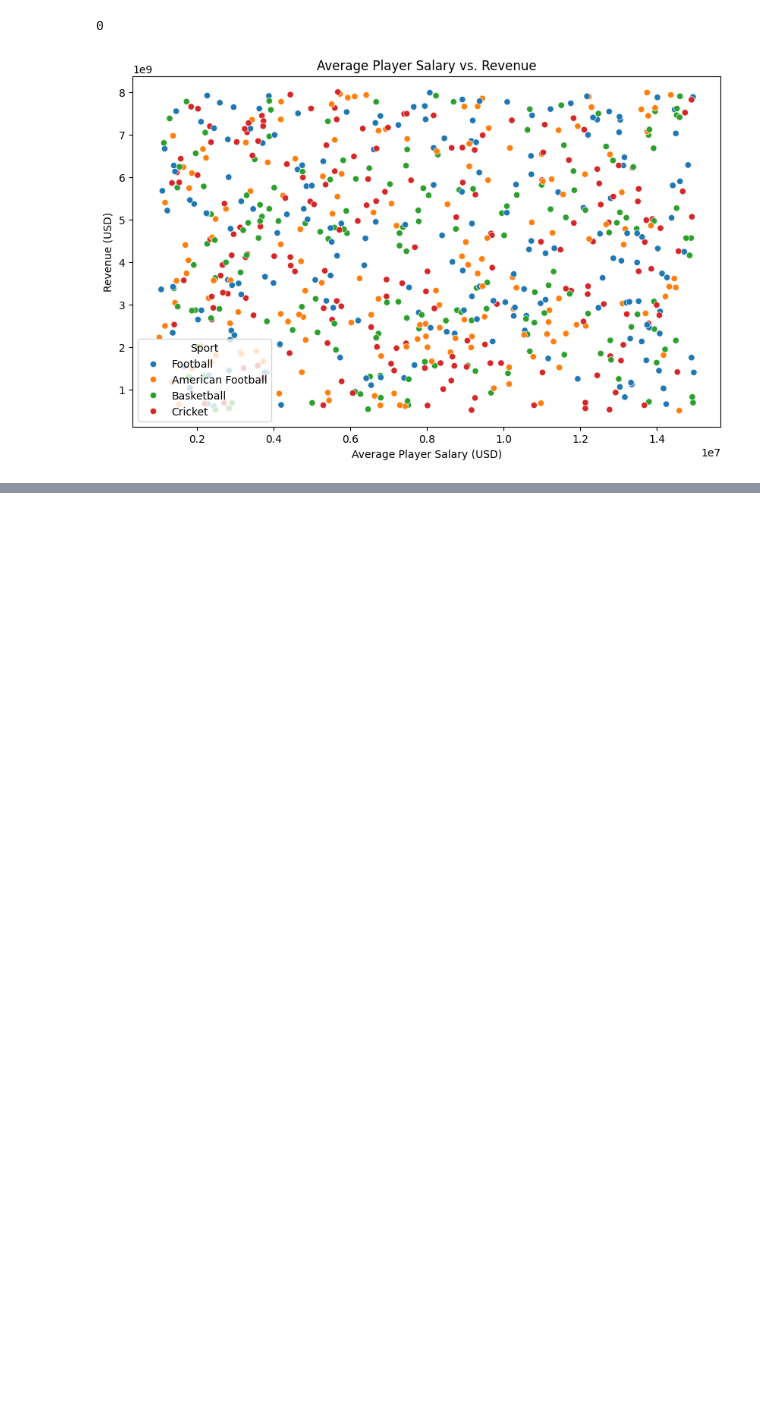
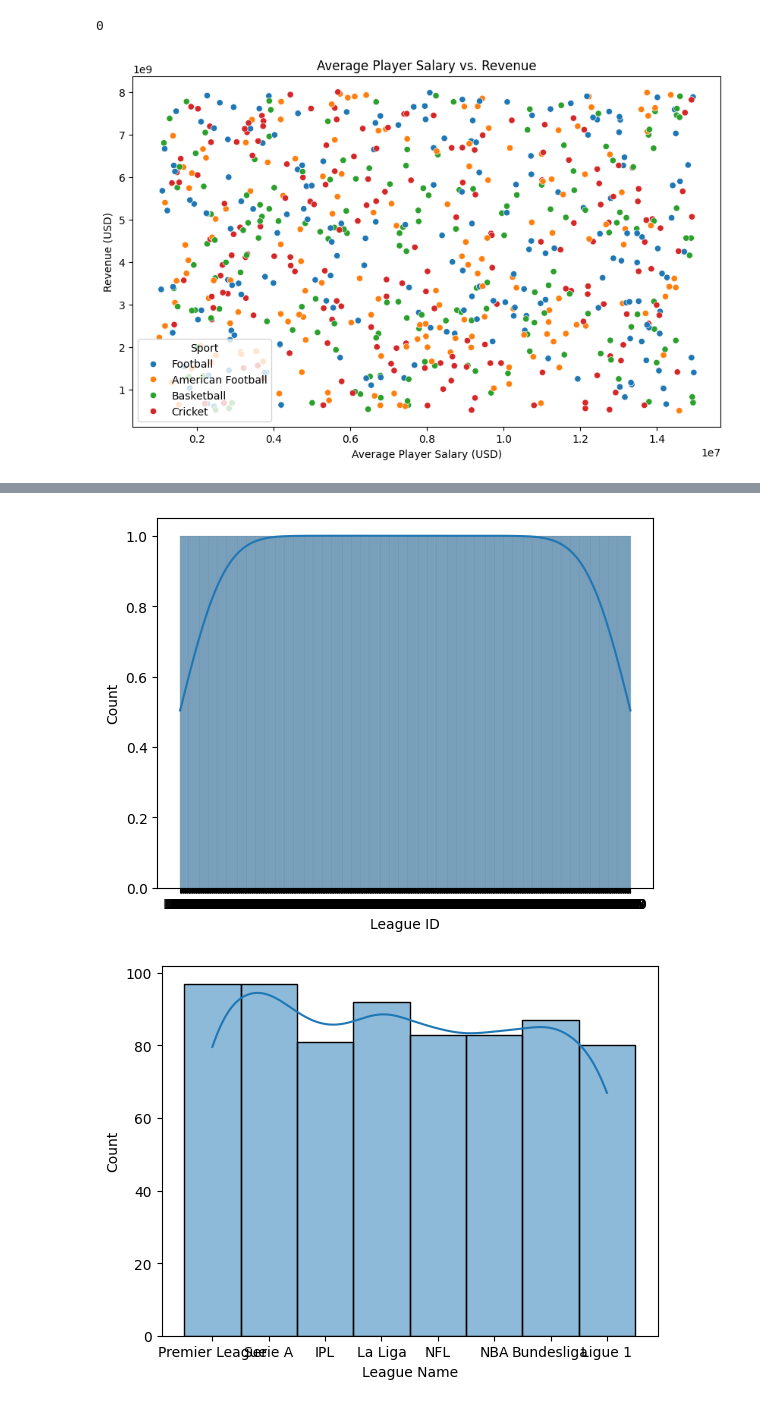
Before and after one commit to hasanenesguray/Data_Visualisation, a Jupyter notebook: World's Richest Sports Leagues Dataset/World's Richest Sports Leagues Dataset.ipynb, the cells around one changed output, grey strips where cells are left out. Cells and saved outputs as stored; diff of their text form; code cells hidden in the pictures; blank space fills up the shorter version.

```diff
--- a/World's Richest Sports Leagues Dataset/World's Richest Sports Leagues Dataset.ipynb
+++ b/World's Richest Sports Leagues Dataset/World's Richest Sports Leagues Dataset.ipynb
@@ -116,0 +135,7 @@ plt.show()
+# %%
+for col in df:
+    sns.histplot(x=col,data=df,kde=True)
+    plt.show()
+# %% [output]
+[figure, added]
+[figure, added]
```
Also changed, not shown: parts of 4 cells of this notebook.
